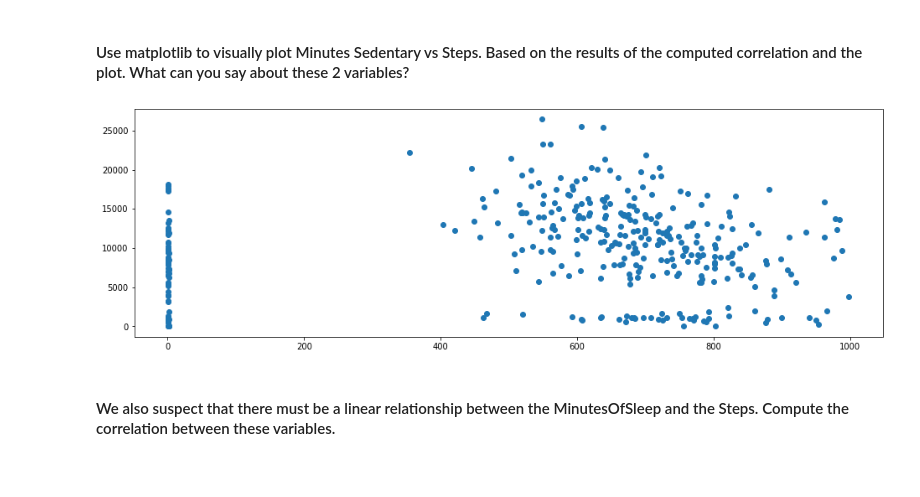
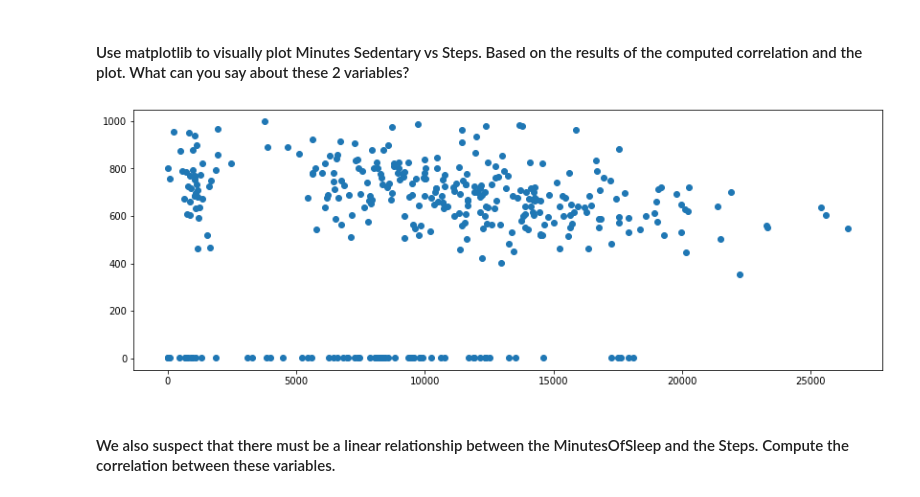
Before and after one commit to Data-FT-MX/lab-pivot-table-and-correlation, a Jupyter notebook: your_code/main.ipynb, the cells around one changed output. Drawn from its saved outputs; the diff is of its cells as text; code cells hidden in the pictures; blank space fills up the shorter version.

```diff
--- a/your_code/main.ipynb
+++ b/your_code/main.ipynb
@@ -238,8 +240,8 @@ fitbit['Minutes Sedentary'].corr(fitbit['Steps'])
 #### Use matplotlib to visually plot Minutes Sedentary vs Steps. Based on the results of the computed correlation and the plot. What can you say about these 2 variables?
 # %%
 # your answer here
-plt.figure(figsize=(16,5))
-plt.scatter(x=fitbit['Minutes Sedentary'], y=fitbit['Steps'])
+plt.figure(figsize=(14,5))
+plt.scatter(y=fitbit['Minutes Sedentary'], x=fitbit['Steps'])
 plt.show()
 # %% [output]
-[figure, old version]
+[figure, new version]
```
Also changed, not shown: parts of 12 cells of this notebook.
